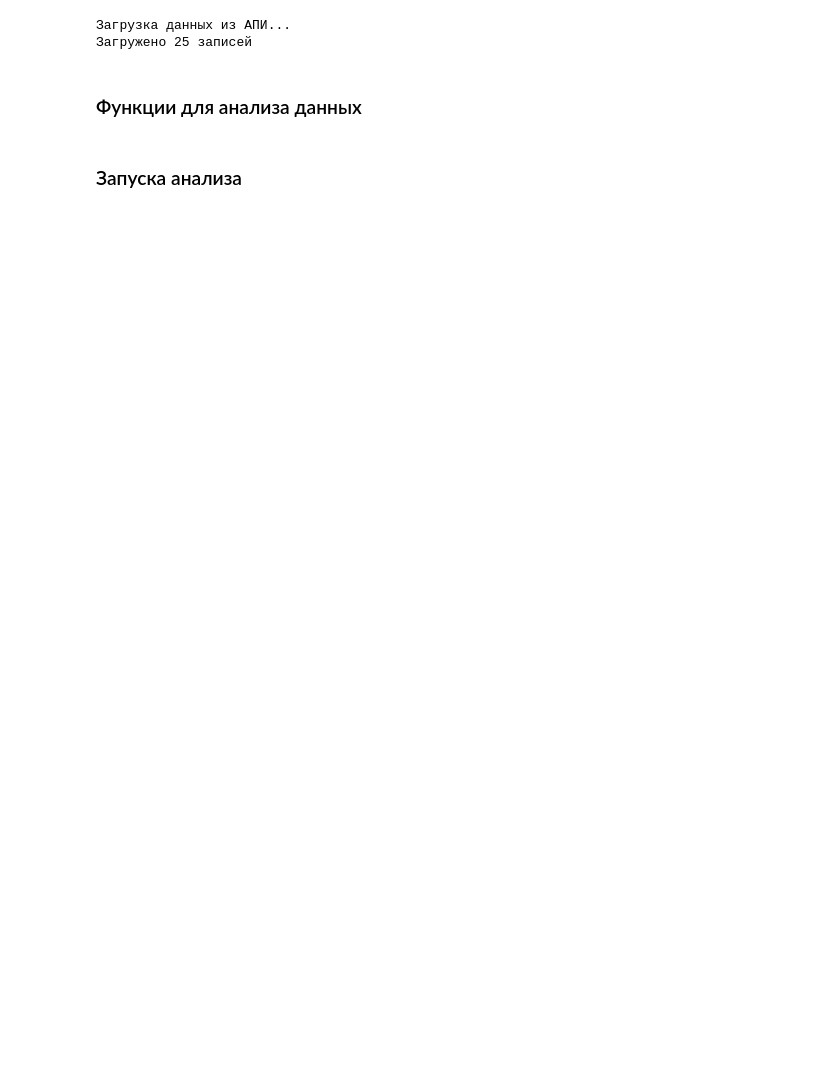
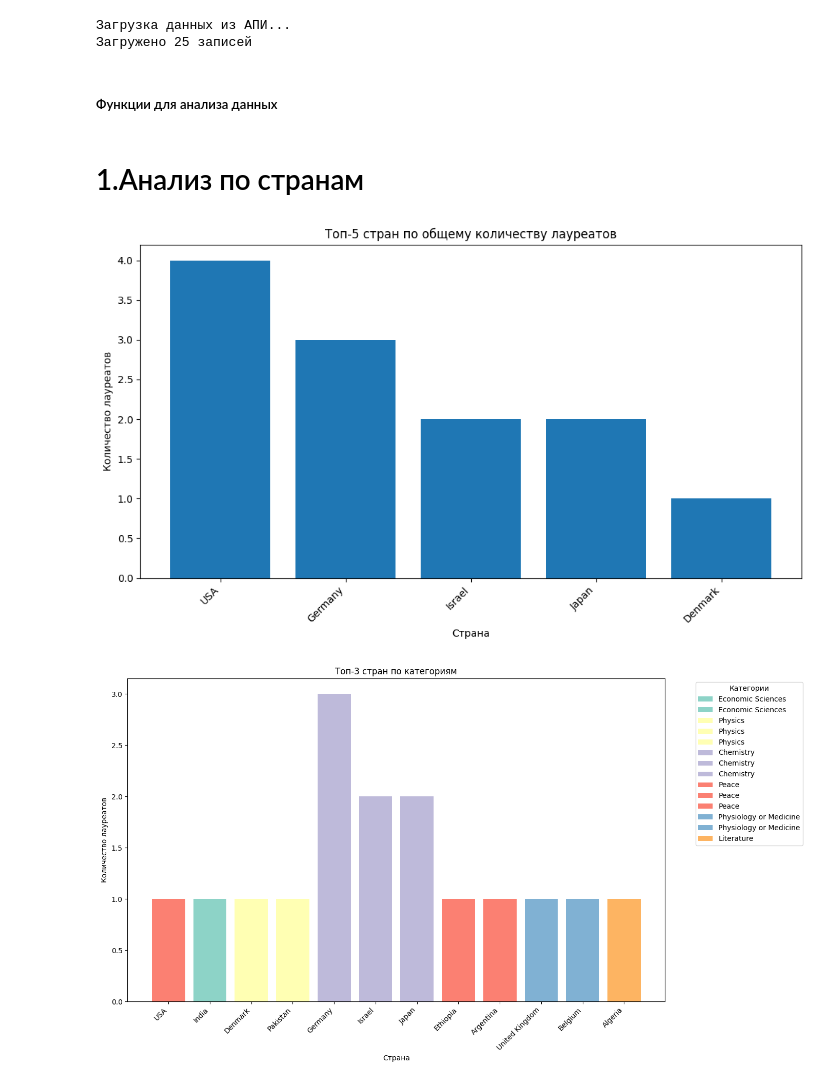
Before and after one commit to masaevke/final_python_aaa_masaev, a Jupyter notebook: notebook_noble_prize_masaev.ipynb, the cells around one changed output. Saved outputs shown, nothing was run; the diff lists cells and outputs as text; code cells hidden in the pictures; blank space fills up the shorter version.

Commit message:
add analyze country

```diff
--- a/notebook_noble_prize_masaev.ipynb
+++ b/notebook_noble_prize_masaev.ipynb
@@ -14,6 +15,4 @@ print(f"Загружено {len(laureates_data)} записей")
 Загрузка данных из АПИ...
 Загружено 25 записей
 # %% [markdown]
-### Функции для анализа данных
+##### Функции для анализа данных
-# %% [markdown]
-### Запуска анализа
@@ -28,0 +100,55 @@ if __name__ == "__main__":
+# %% [markdown]
+# 1.Анализ по странам
+# %%
+data_with_migration = add_migration_field(laureates_data)
+
+all_countries = []
+for item in data_with_migration:
+    country = item.get('country_now') or item.get('country_of_origin_adjusted')
+    if country:
+        all_countries.append(country)
+
+country_counts = Counter(all_countries)
+top_countries = country_counts.most_common(5)
+
+if top_countries:
+    countries, counts = zip(*top_countries)
+    plt.figure(figsize=(10, 6))
+    plt.bar(countries, counts)
+    plt.title('Топ-5 стран по общему количеству лауреатов')
+    plt.xlabel('Страна')
+    plt.ylabel('Количество лауреатов')
+    plt.xticks(rotation=45, ha="right")
+    plt.tight_layout()
+    plt.show()
+
+fig, ax = plt.subplots(figsize=(14, 8))
+
+all_categories = []
+all_countries_plot = []
+all_counts_plot = []
+colors = plt.cm.Set3(range(len(category_country_data)))
+
+bottom = [0] * len(set(c for countries in category_country_data.values() for c in Counter(countries).most_common(3)[0] if Counter(countries).most_common(3)))
+
+current_bottom = {}
+for idx, (category, countries) in enumerate(category_country_data.items()):
+    cat_country_counts = Counter(countries)
+    top_3 = cat_country_counts.most_common(3)
+
+    for country, count in top_3:
+        all_categories.append(category)
+        all_countries_plot.append(country)
+        all_counts_plot.append(count)
+        ax.bar(country, count, label=category, bottom=0, color=colors[idx])
+
+ax.set_title('Топ-3 стран по категориям')
+ax.set_xlabel('Страна')
+ax.set_ylabel('Количество лауреатов')
+ax.legend(title='Категории', bbox_to_anchor=(1.05, 1), loc='upper left')
+plt.xticks(rotation=45, ha="right")
+plt.tight_layout()
+plt.show()
+# %% [output]
+[figure, added]
+[figure, added]
```
Also changed, not shown: parts of 3 cells of this notebook.
